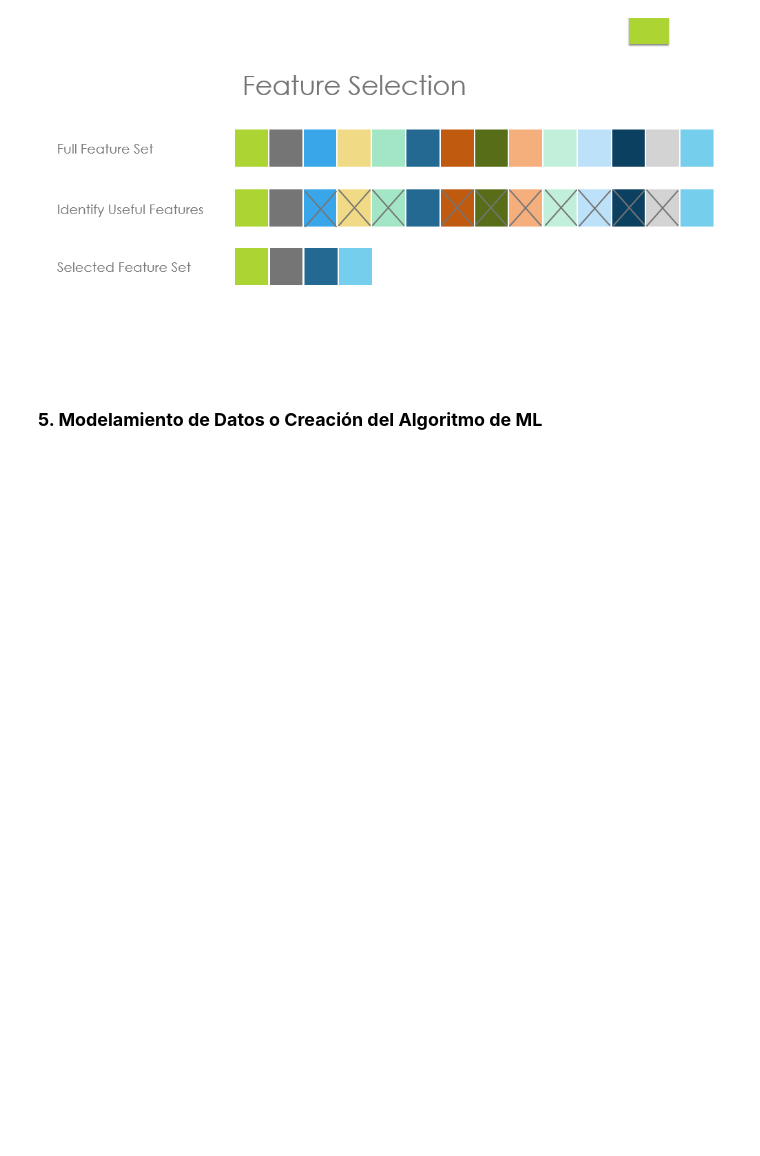
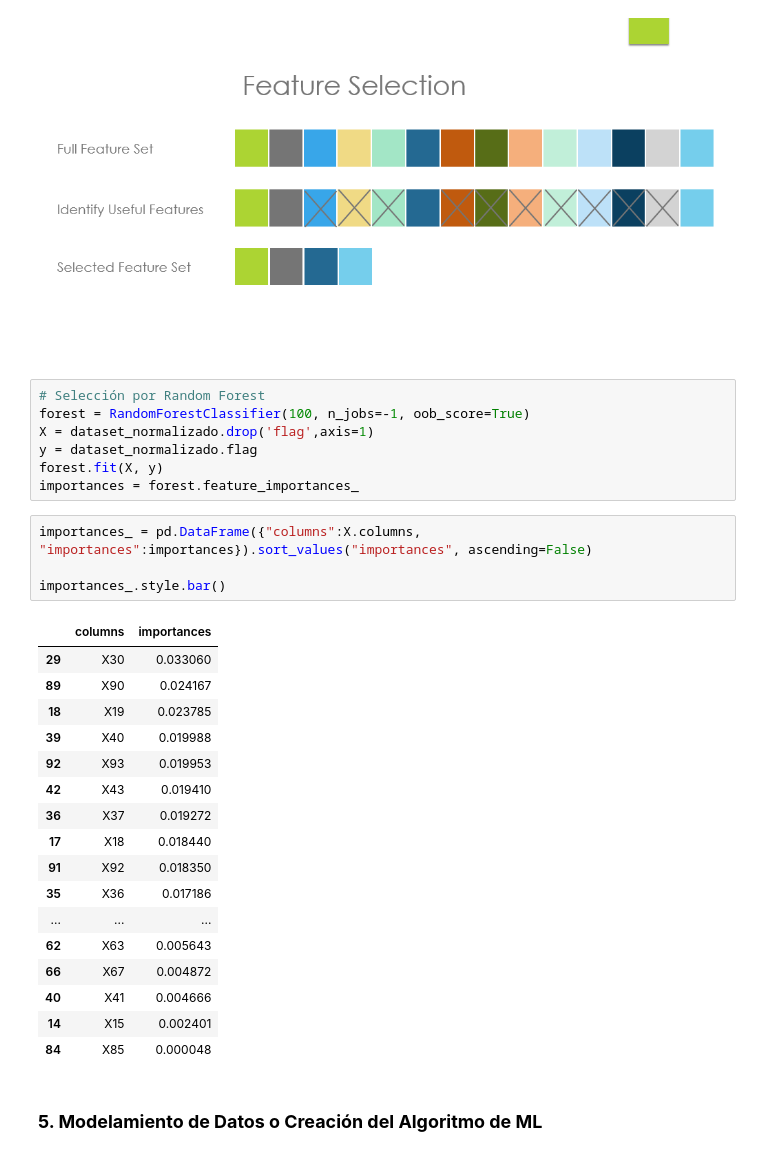
Before and after one commit to Project-ML-PUCP/BankruptcyTaiwan, a Jupyter notebook: 03. Codigo/03.4. Modeling - XGB.ipynb, the cells around one changed output. Saved outputs shown, nothing was run; the diff lists cells and outputs as text; blank space fills up the shorter version.

```diff
--- a/03. Codigo/03.4. Modeling - XGB.ipynb
+++ b/03. Codigo/03.4. Modeling - XGB.ipynb
@@ -87,6 +102,35 @@ dataset_normalizado.head()
 #### 4.2. Selección de variables
 # %% [markdown]
 ![descarga.png](embedded-picture-1)
+# %%
+# Selección por Random Forest
+forest = RandomForestClassifier(100, n_jobs=-1, oob_score=True)
+X = dataset_normalizado.drop('flag',axis=1)
+y = dataset_normalizado.flag
+forest.fit(X, y)
+importances = forest.feature_importances_
+# %%
+importances_ = pd.DataFrame({"columns":X.columns, "importances":importances}).sort_values("importances", ascending=False)
+
+importances_.style.bar()
+# %% [output]
+|  | columns | importances |
+| 29 | X30 | 0.033060 |
+| 89 | X90 | 0.024167 |
+| 18 | X19 | 0.023785 |
+| 39 | X40 | 0.019988 |
+| 92 | X93 | 0.019953 |
+| 42 | X43 | 0.019410 |
+| 36 | X37 | 0.019272 |
+| 17 | X18 | 0.018440 |
+| 91 | X92 | 0.018350 |
+| 35 | X36 | 0.017186 |
+| ... | ... | ... |
+| 62 | X63 | 0.005643 |
+| 66 | X67 | 0.004872 |
+| 40 | X41 | 0.004666 |
+| 14 | X15 | 0.002401 |
+| 84 | X85 | 0.000048 |
 # %% [markdown]
 ### **5. Modelamiento de Datos o Creación del Algoritmo de ML**
 # %% [markdown]
```
Also changed, not shown: parts of 19 cells of this notebook, 2 other files.
